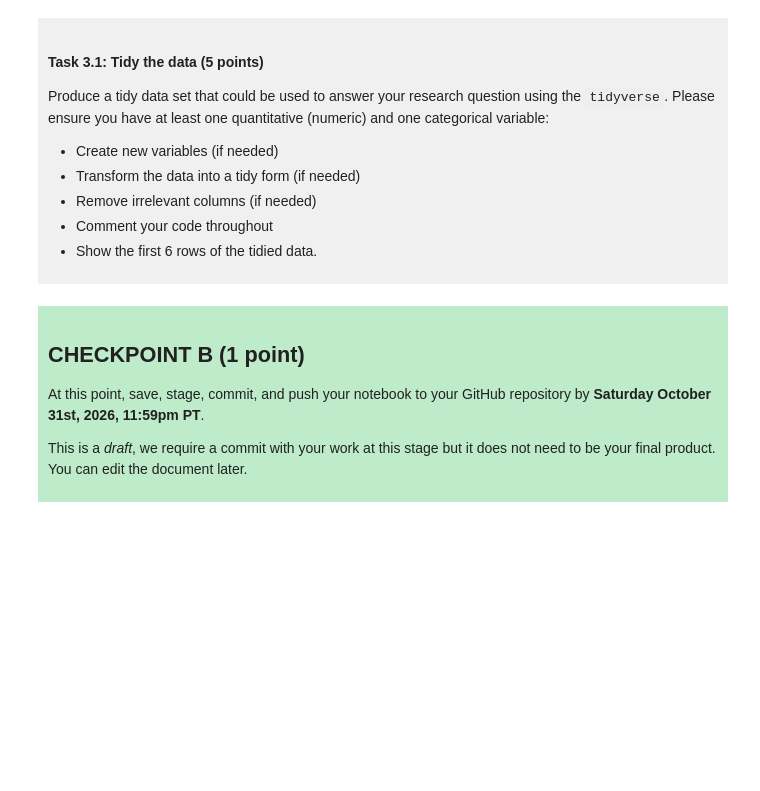
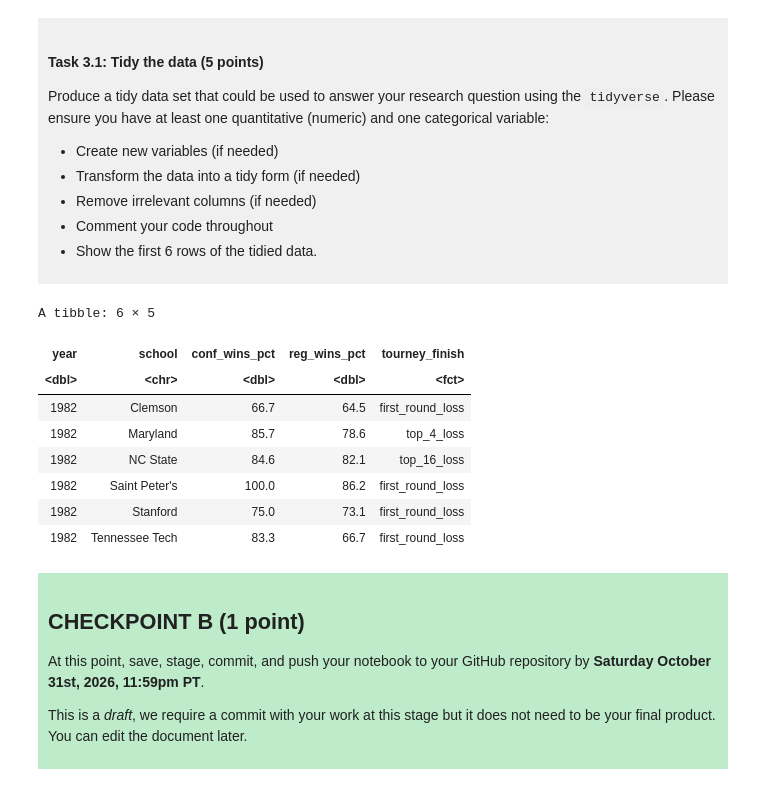
Before and after one commit to kdraat/dsci-100-project-kaia-deraat, a Jupyter notebook: dsci-100-project-notebook.ipynb, the cells around one changed output. Drawn from its saved outputs; the diff is of its cells as text; code cells hidden in the pictures; blank space fills up the shorter version.

```diff
--- a/dsci-100-project-notebook.ipynb
+++ b/dsci-100-project-notebook.ipynb
@@ -189,7 +221,23 @@ Produce a tidy data set that could be used to answer your research question usin
 
 </div>
 # %%
-### EDIT THIS CODE CELL ###
+marchmad <- march_mad_data |>
+select(year, school, conf_wins_pct, reg_wins_pct, tourney_finish) |> #choosing relevant columns + year and school for clarity
+mutate(tourney_finish = as_factor(tourney_finish)) |> #making categorical variable
+filter(conf_wins_pct != "NA") |> #removing observations with NA's from conf_wins_pct
+head() #getting first 6 rows, as it is sorted by year and school currently
+
+marchmad
+# %% [output]
+A tibble: 6 × 5
+| year | school | conf_wins_pct | reg_wins_pct | tourney_finish |
+| <dbl> | <chr> | <dbl> | <dbl> | <fct> |
+| 1982 | Clemson | 66.7 | 64.5 | first_round_loss |
+| 1982 | Maryland | 85.7 | 78.6 | top_4_loss |
+| 1982 | NC State | 84.6 | 82.1 | top_16_loss |
+| 1982 | Saint Peter's | 100.0 | 86.2 | first_round_loss |
+| 1982 | Stanford | 75.0 | 73.1 | first_round_loss |
+| 1982 | Tennessee Tech | 83.3 | 66.7 | first_round_loss |
 # %% [markdown]
 <div style="background-color: #beebca; padding: 10px;">
 
```
Also changed, not shown: parts of 3 cells of this notebook.
